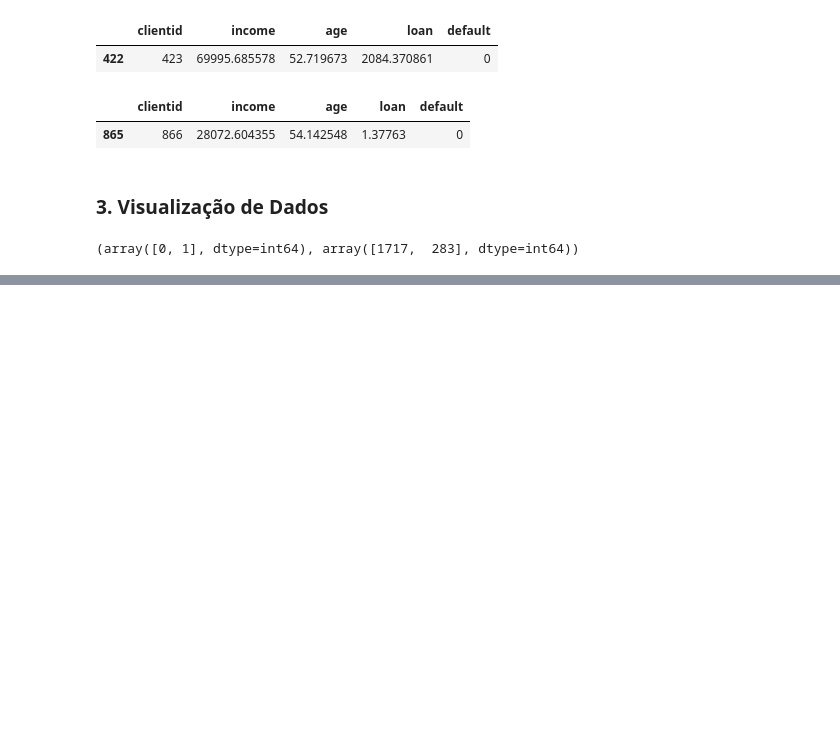
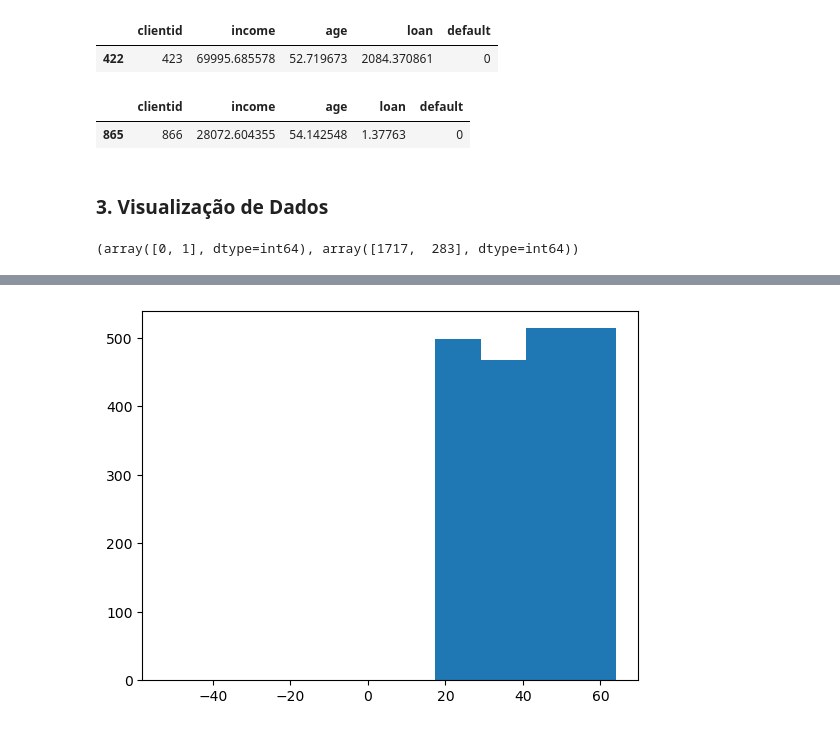
Before and after one commit to JansRodriguez/MachineLearningAaZ, a Jupyter notebook: ExercicioUm.ipynb, the cells around one changed output, grey strips where cells are left out. Drawn from its saved outputs; the diff is of its cells as text; code cells hidden in the pictures; blank space fills up the shorter version.

```diff
--- a/ExercicioUm.ipynb
+++ b/ExercicioUm.ipynb
@@ -95,0 +100,4 @@ np.unique(dados['default'], return_counts=True)
+# %%
+plt.hist(x=dados['age']);
+# %% [output]
+[figure, added]
```
Also changed, not shown: parts of 3 cells of this notebook.
